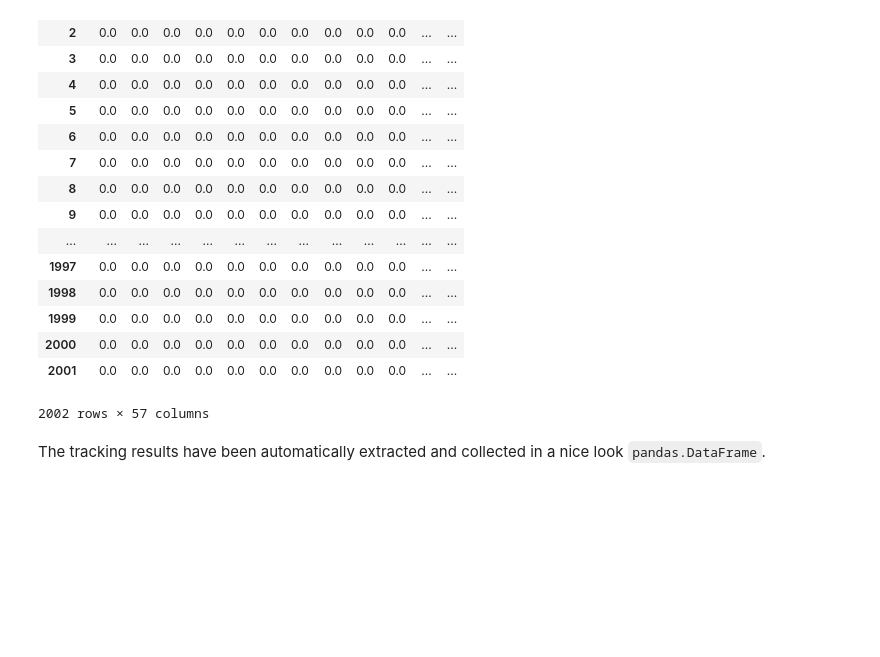
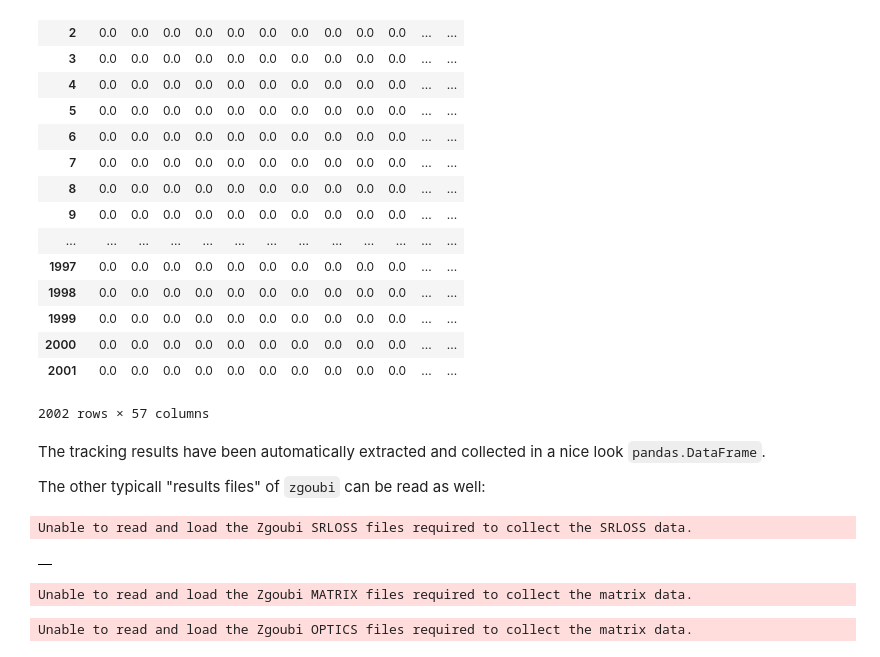
Before and after one commit to radiasoft/Zgoubi-Workshop, a Jupyter notebook: Zgoubidoo/Zgoubidoo tutorial.ipynb, the cells around one changed output. Drawn from its saved outputs; the diff is of its cells as text; code cells hidden in the pictures; blank space fills up the shorter version.

```diff
--- a/Zgoubidoo/Zgoubidoo tutorial.ipynb
+++ b/Zgoubidoo/Zgoubidoo tutorial.ipynb
@@ -440,3 +455,18 @@ zr.tracks
 2002 rows × 57 columns
 # %% [markdown]
 The tracking results have been automatically extracted and collected in a nice look `pandas.DataFrame`.
+
+The other typicall "results files" of `zgoubi` can be read as well:
+# %%
+zr.srloss
+# %% [output]
+Unable to read and load the Zgoubi SRLOSS files required to collect the SRLOSS data.
+|  |
+# %%
+zr.matrix
+# %% [output]
+Unable to read and load the Zgoubi MATRIX files required to collect the matrix data.
+# %%
+zr.optics
+# %% [output]
+Unable to read and load the Zgoubi OPTICS files required to collect the matrix data.
```
Also changed, not shown: parts of 29 cells of this notebook.
